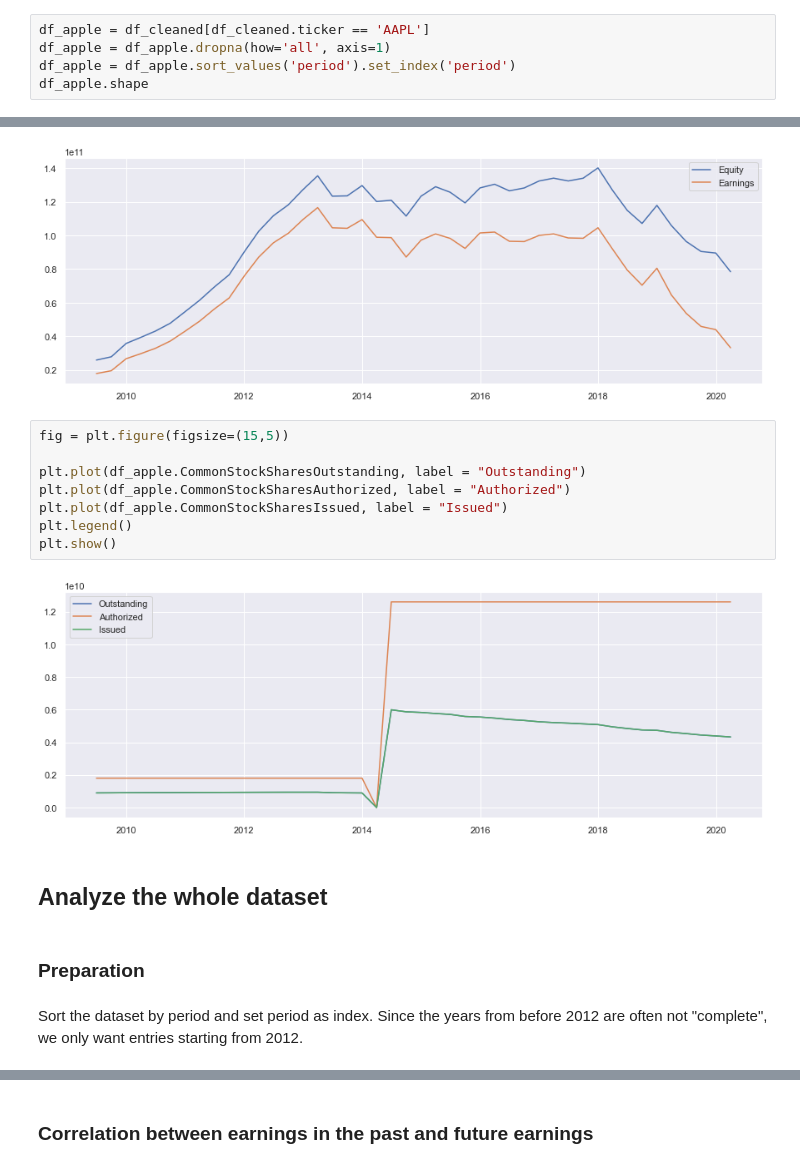
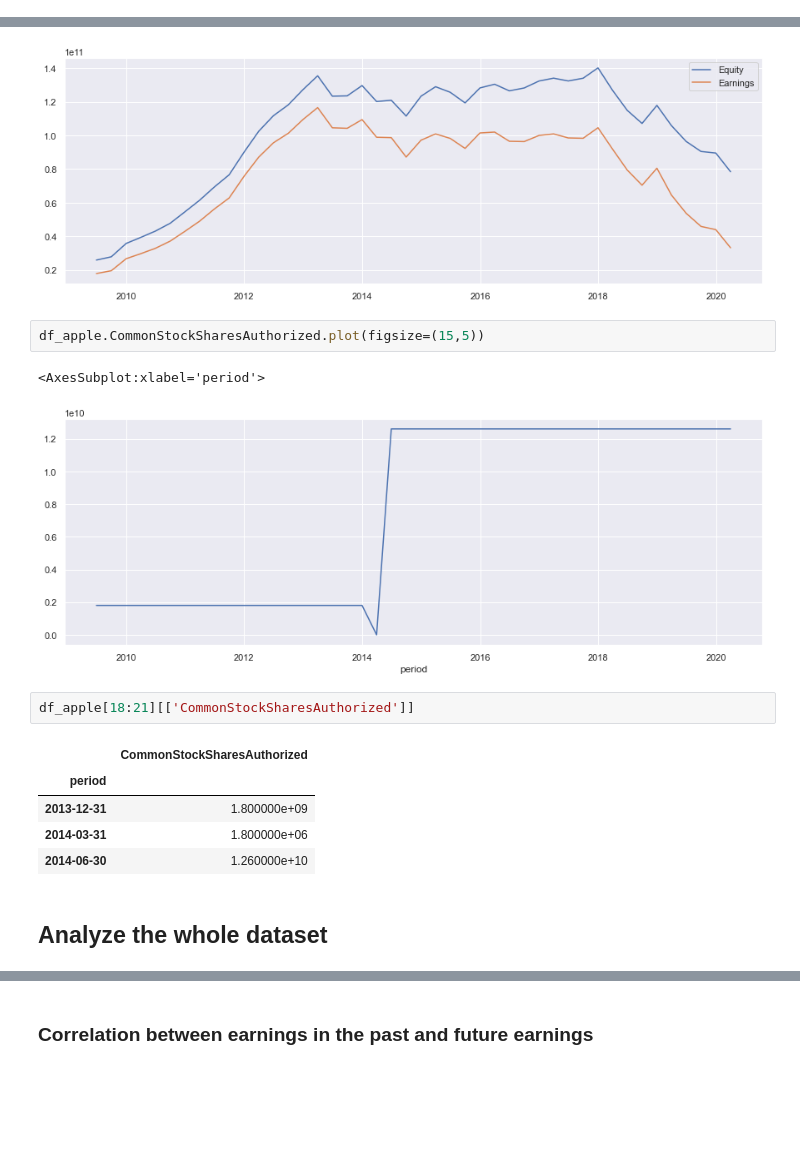
Before and after one commit to HansjoergW/bfh_cas_bgd_fs2020_sa, a Jupyter notebook: 01_07_Analysis_BalanceSheet.ipynb, the cells around one changed output, grey strips where cells are left out. Saved outputs shown, nothing was run; the diff lists cells and outputs as text; blank space fills up the shorter version.

```diff
--- a/01_07_Analysis_BalanceSheet.ipynb
+++ b/01_07_Analysis_BalanceSheet.ipynb
@@ -104,8 +107,3 @@ df_cleaned.shape
 ## Analyze a single company -> Apple
 # %% [markdown]
 Let us only select entries for apple, drop colunms which contain just null values and and sort by the period.
-# %%
-df_apple = df_cleaned[df_cleaned.ticker == 'AAPL']
-df_apple = df_apple.dropna(how='all', axis=1)
-df_apple = df_apple.sort_values('period').set_index('period')
-df_apple.shape
@@ -162,19 +162,18 @@ plt.legend()
 plt.show()
 # %% [output]
 [figure]
-# %%
-fig = plt.figure(figsize=(15,5))
-
-plt.plot(df_apple.CommonStockSharesOutstanding, label = "Outstanding")
-plt.plot(df_apple.CommonStockSharesAuthorized, label = "Authorized")
-plt.plot(df_apple.CommonStockSharesIssued, label = "Issued")
-plt.legend()
-plt.show()
-# %% [output]
-[figure, removed]
+# %%
+df_apple.CommonStockSharesAuthorized.plot(figsize=(15,5))
+# %% [output]
+<AxesSubplot:xlabel='period'>
+[figure, added]
+# %%
+df_apple[18:21][['CommonStockSharesAuthorized']]
+# %% [output]
+|  | CommonStockSharesAuthorized |
+| period |  |
+| 2013-12-31 | 1.800000e+09 |
+| 2014-03-31 | 1.800000e+06 |
+| 2014-06-30 | 1.260000e+10 |
 # %% [markdown]
 ## Analyze the whole dataset
-# %% [markdown]
-### Preparation
-# %% [markdown]
-Sort the dataset by period and set period as index. Since the years from before 2012 are often not "complete", we only want entries starting from 2012.
```
Also changed, not shown: parts of 9 cells of this notebook, 1 other file.
